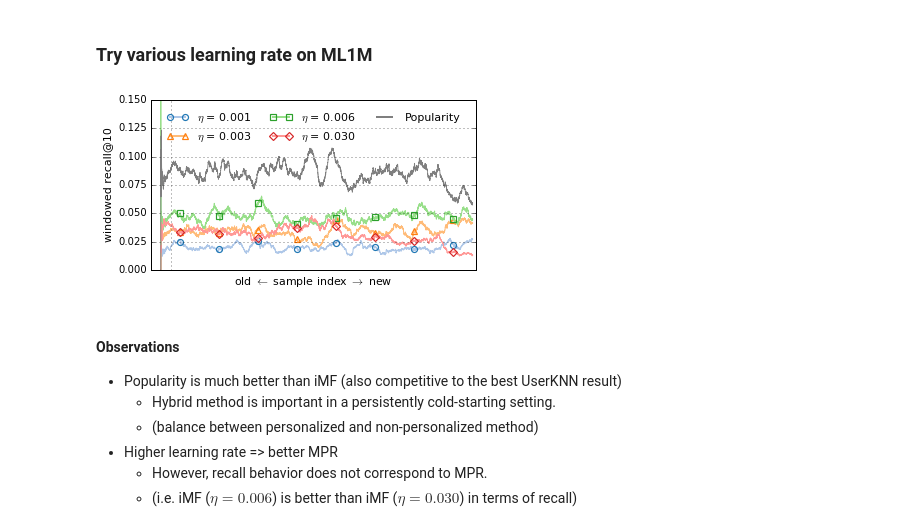
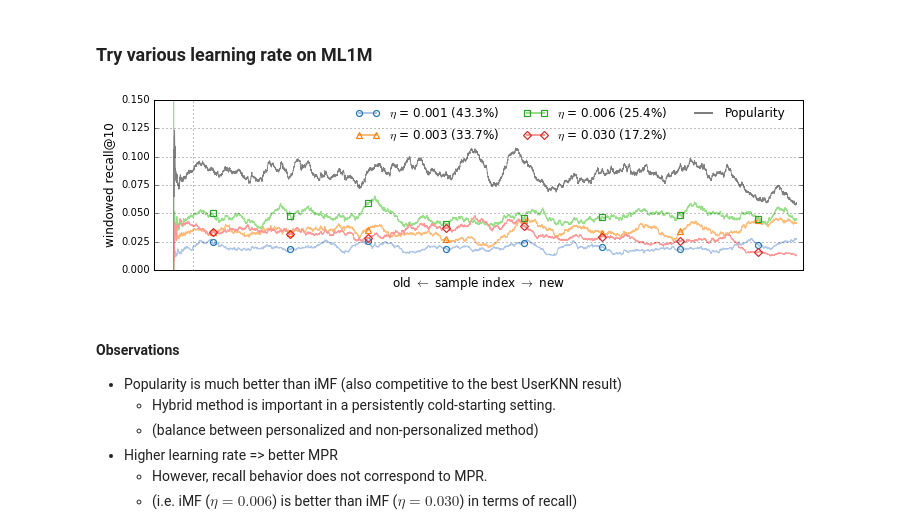
Before and after one commit to takuti/stream-recommender, a Jupyter notebook: notebook/claim-iMF.ipynb, the cells around one changed output. Saved outputs shown, nothing was run; the diff lists cells and outputs as text; code cells hidden in the pictures.

```diff
--- a/notebook/claim-iMF.ipynb
+++ b/notebook/claim-iMF.ipynb
@@ -74,46 +74,46 @@ fig, ax = plt.subplots()
 
 every = int(len(iMF1['recalls']) / 8)
 
-ax.plot(iMF1['recalls'], label=r'$\eta$ = 0.001', c=colors[1],
+ax.plot(iMF1['recalls'], label=r'$\eta$ = 0.001 (%.1f%%)' % iMF1['MPR'], c=colors[1],
         ms=6., mfc='none', marker='o', mew=1.2, mec=colors[0], markevery=(int(every/2), every)) # epoch = 30
-ax.plot(iMF2['recalls'], label=r'$\eta$ = 0.003', c=colors[3],
+ax.plot(iMF2['recalls'], label=r'$\eta$ = 0.003 (%.1f%%)' % iMF2['MPR'], c=colors[3],
         ms=6., mfc='none', marker='^', mew=1.2, mec=colors[2], markevery=(int(every/2), every)) # epoch = 10
-ax.plot(iMF3['recalls'], label=r'$\eta$ = 0.006', c=colors[5],
+ax.plot(iMF3['recalls'], label=r'$\eta$ = 0.006 (%.1f%%)' % iMF3['MPR'], c=colors[5],
         ms=6., mfc='none', marker='s', mew=1.2, mec=colors[4], markevery=(int(every/2), every)) # epoch = 5
-ax.plot(iMF4['recalls'], label=r'$\eta$ = 0.030', c=colors[7],
+ax.plot(iMF4['recalls'], label=r'$\eta$ = 0.030 (%.1f%%)' % iMF4['MPR'], c=colors[7],
         ms=6., mfc='none', marker='D', mew=1.2, mec=colors[6], markevery=(int(every/2), every)) # epoch = 1
 
 ax.plot(popular['recalls'], label=r'Popularity', c=colors[14], lw=0.8)
 # ax.plot(random['recalls'], label=r'random (%.1f%%)' % random['MPR'], c=colors[10])
 
-ax.set_xlabel(r'old $\leftarrow$ sample index $\rightarrow$ new', fontsize=11)
-ax.set_ylabel('windowed recall@10', fontsize=11)
+ax.set_xlabel(r'old $\leftarrow$ sample index $\rightarrow$ new')
+ax.set_ylabel('windowed recall@10')
 
 T = 5000
 ax.axvline(x=(T - 1), linewidth=1, linestyle=':', color=colors[14])
 
 ax.set_xlim([-T, 160000])
 ax.set_xticks([])
 
 ax.set_ylim([0.0, 0.15])
 ax.set_yticks([0.00, 0.025, 0.05, 0.075, 0.10, 0.125, 0.15])
 
-legend = ax.legend(bbox_to_anchor=(0., 0.65, 1., .102), loc=3,
-                   ncol=3, borderaxespad=1., mode='expand', fontsize=11, frameon=False)
+legend = ax.legend(bbox_to_anchor=(0., 0.65, 1., .102), loc=4,
+                   ncol=3, borderaxespad=1., frameon=False)
 for h in legend.legendHandles:
     h.set_linewidth(2.0)
 
 ax.yaxis.grid()
 
-fig.set_size_inches((5.5, 3))
+fig.set_size_inches((10, 3))
 fig.patch.set_alpha(0.0)
 plt.tight_layout()
 
 plt.show()
 
-# fig.savefig('../../../paper/images/chiir-2017/iMF_vs_popularity.eps')
+fig.savefig('../../../paper/images/thesis/iMF_vs_popularity.eps')
 # %% [output]
-[figure, old version]
+[figure, new version]
 # %% [markdown]
 #### Observations
 
```
Also changed, not shown: parts of 1 cell of this notebook.
